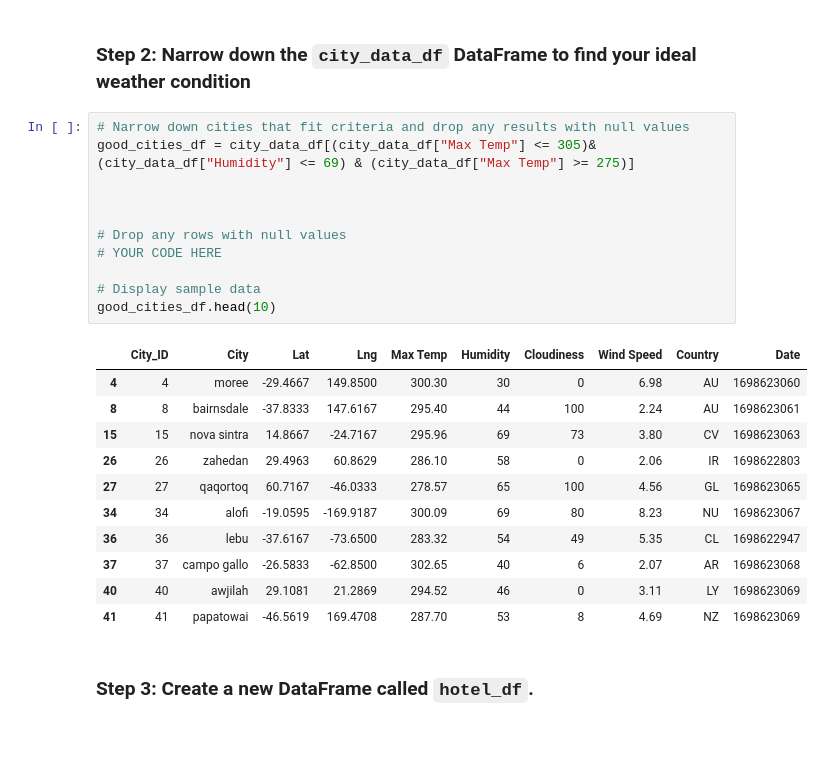
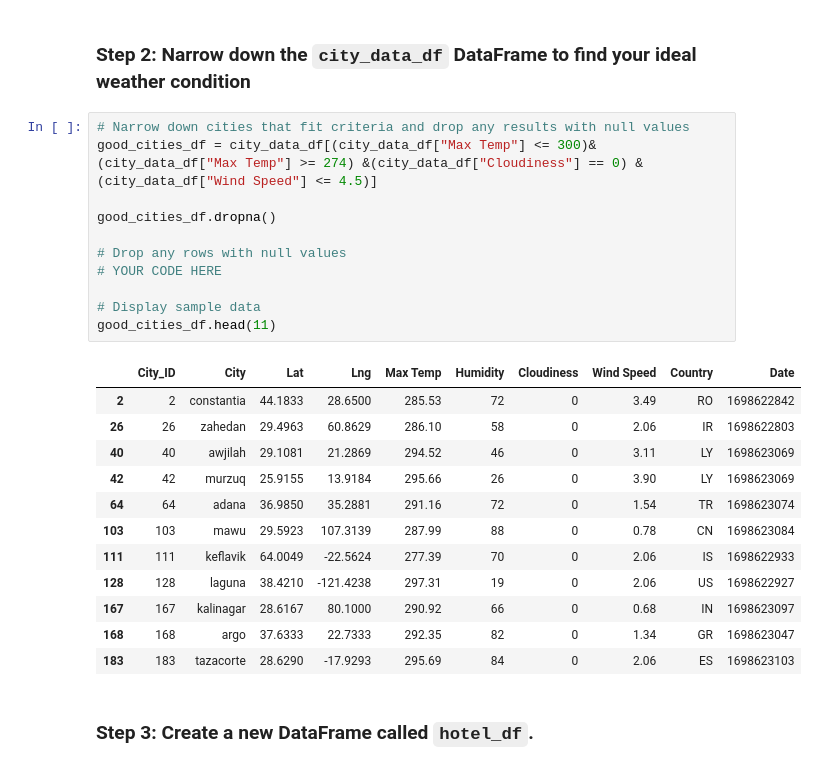
Before and after one commit to rdekker3/python-api-challenge, a Jupyter notebook: starter_code/VacationPy.ipynb, the cells around one changed output. Saved outputs shown, nothing was run; the diff lists cells and outputs as text; blank space fills up the shorter version.

```diff
--- a/starter_code/VacationPy.ipynb
+++ b/starter_code/VacationPy.ipynb
@@ -60,27 +61,28 @@ map_plot_1
 ### Step 2: Narrow down the `city_data_df` DataFrame to find your ideal weather condition
 # %%
 # Narrow down cities that fit criteria and drop any results with null values
-good_cities_df = city_data_df[(city_data_df["Max Temp"] <= 305)& (city_data_df["Humidity"] <= 69) & (city_data_df["Max Temp"] >= 275)]
+good_cities_df = city_data_df[(city_data_df["Max Temp"] <= 300)& (city_data_df["Max Temp"] >= 274) &(city_data_df["Cloudiness"] == 0) & (city_data_df["Wind Speed"] <= 4.5)]
 
-
+good_cities_df.dropna()
 
 # Drop any rows with null values
 # YOUR CODE HERE
 
 # Display sample data
-good_cities_df.head(10)
+good_cities_df.head(11)
 # %% [output]
 |  | City_ID | City | Lat | Lng | Max Temp | Humidity | Cloudiness | Wind Speed | Country | Date |
-| 4 | 4 | moree | -29.4667 | 149.8500 | 300.30 | 30 | 0 | 6.98 | AU | 1698623060 |
-| 8 | 8 | bairnsdale | -37.8333 | 147.6167 | 295.40 | 44 | 100 | 2.24 | AU | 1698623061 |
-| 15 | 15 | nova sintra | 14.8667 | -24.7167 | 295.96 | 69 | 73 | 3.80 | CV | 1698623063 |
+| 2 | 2 | constantia | 44.1833 | 28.6500 | 285.53 | 72 | 0 | 3.49 | RO | 1698622842 |
 | 26 | 26 | zahedan | 29.4963 | 60.8629 | 286.10 | 58 | 0 | 2.06 | IR | 1698622803 |
-| 27 | 27 | qaqortoq | 60.7167 | -46.0333 | 278.57 | 65 | 100 | 4.56 | GL | 1698623065 |
-| 34 | 34 | alofi | -19.0595 | -169.9187 | 300.09 | 69 | 80 | 8.23 | NU | 1698623067 |
-| 36 | 36 | lebu | -37.6167 | -73.6500 | 283.32 | 54 | 49 | 5.35 | CL | 1698622947 |
-| 37 | 37 | campo gallo | -26.5833 | -62.8500 | 302.65 | 40 | 6 | 2.07 | AR | 1698623068 |
 | 40 | 40 | awjilah | 29.1081 | 21.2869 | 294.52 | 46 | 0 | 3.11 | LY | 1698623069 |
-| 41 | 41 | papatowai | -46.5619 | 169.4708 | 287.70 | 53 | 8 | 4.69 | NZ | 1698623069 |
+| 42 | 42 | murzuq | 25.9155 | 13.9184 | 295.66 | 26 | 0 | 3.90 | LY | 1698623069 |
+| 64 | 64 | adana | 36.9850 | 35.2881 | 291.16 | 72 | 0 | 1.54 | TR | 1698623074 |
+| 103 | 103 | mawu | 29.5923 | 107.3139 | 287.99 | 88 | 0 | 0.78 | CN | 1698623084 |
+| 111 | 111 | keflavik | 64.0049 | -22.5624 | 277.39 | 70 | 0 | 2.06 | IS | 1698622933 |
+| 128 | 128 | laguna | 38.4210 | -121.4238 | 297.31 | 19 | 0 | 2.06 | US | 1698622927 |
+| 167 | 167 | kalinagar | 28.6167 | 80.1000 | 290.92 | 66 | 0 | 0.68 | IN | 1698623097 |
+| 168 | 168 | argo | 37.6333 | 22.7333 | 292.35 | 82 | 0 | 1.34 | GR | 1698623047 |
+| 183 | 183 | tazacorte | 28.6290 | -17.9293 | 295.69 | 84 | 0 | 2.06 | ES | 1698623103 |
 # %% [markdown]
 ### Step 3: Create a new DataFrame called `hotel_df`.
 # %%
```
Also changed, not shown: parts of 6 cells of this notebook, 3 other files.
